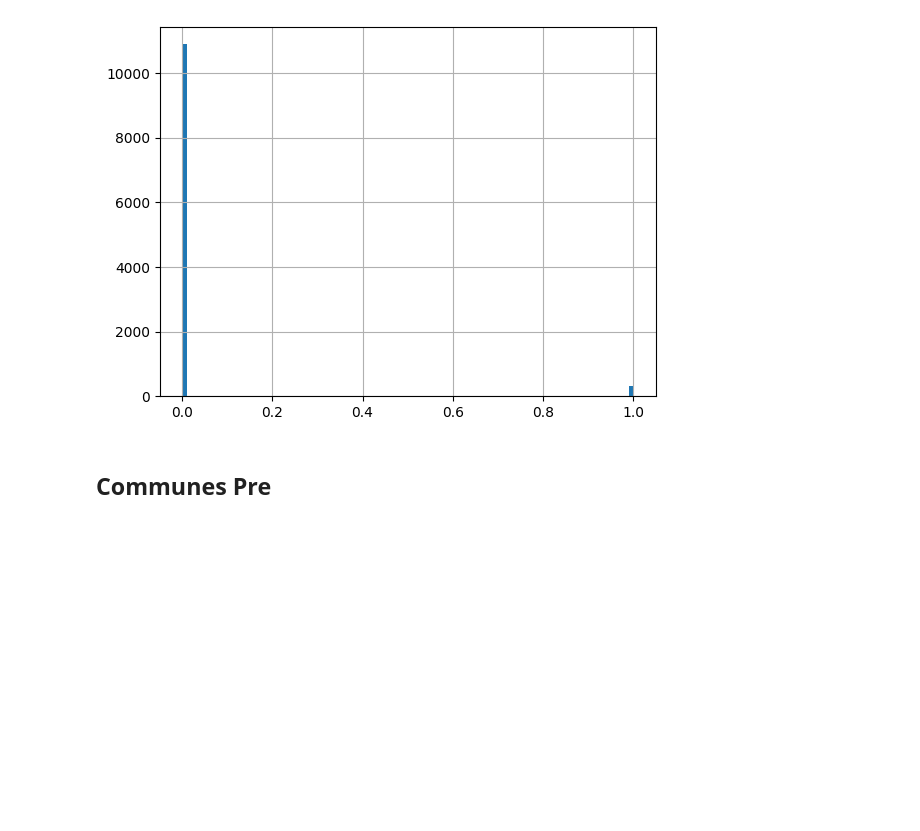
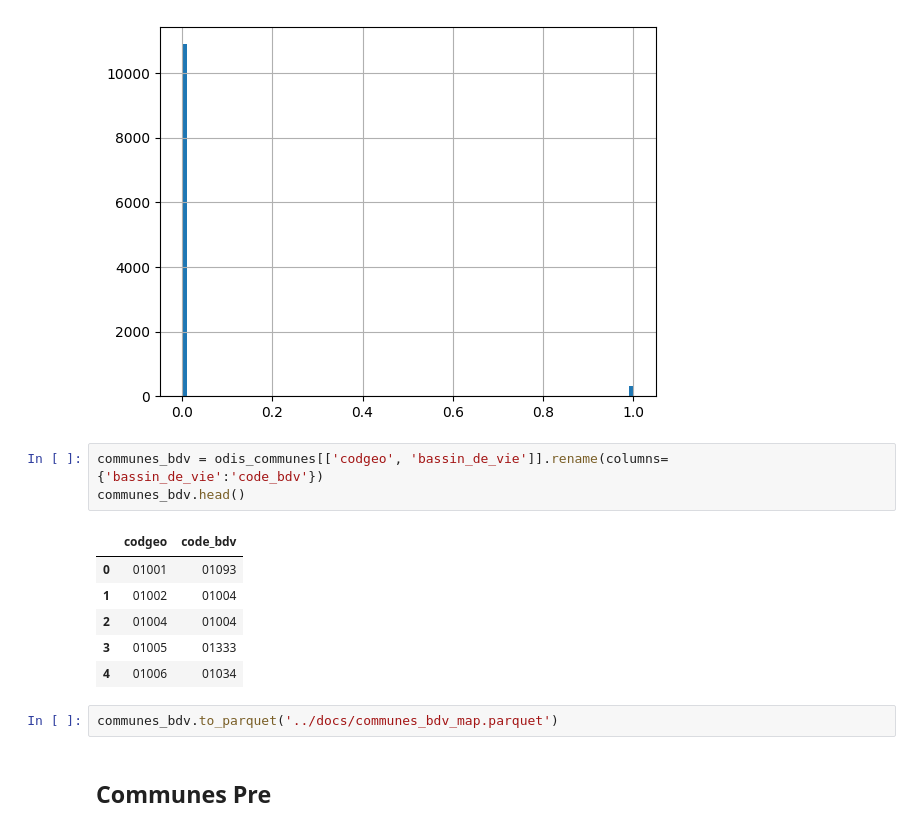
Before and after one commit to jbesan/13_odis_stream2, a Jupyter notebook: notebooks/odis_check_data.ipynb, the cells around one changed output. Saved outputs shown, nothing was run; the diff lists cells and outputs as text; blank space fills up the shorter version.

```diff
--- a/notebooks/odis_check_data.ipynb
+++ b/notebooks/odis_check_data.ipynb
@@ -70,6 +78,18 @@ odis_communes.inc_asso_refug_scaled.hist(bins=100)
 # %% [output]
 <Axes: >
 [figure]
+# %%
+communes_bdv = odis_communes[['codgeo', 'bassin_de_vie']].rename(columns={'bassin_de_vie':'code_bdv'})
+communes_bdv.head()
+# %% [output]
+|  | codgeo | code_bdv |
+| 0 | 01001 | 01093 |
+| 1 | 01002 | 01004 |
+| 2 | 01004 | 01004 |
+| 3 | 01005 | 01333 |
+| 4 | 01006 | 01034 |
+# %%
+communes_bdv.to_parquet('../docs/communes_bdv_map.parquet')
 # %% [markdown]
 ## Communes Pre
 # %%
```
Also changed, not shown: parts of 6 cells of this notebook, 24 other files.
